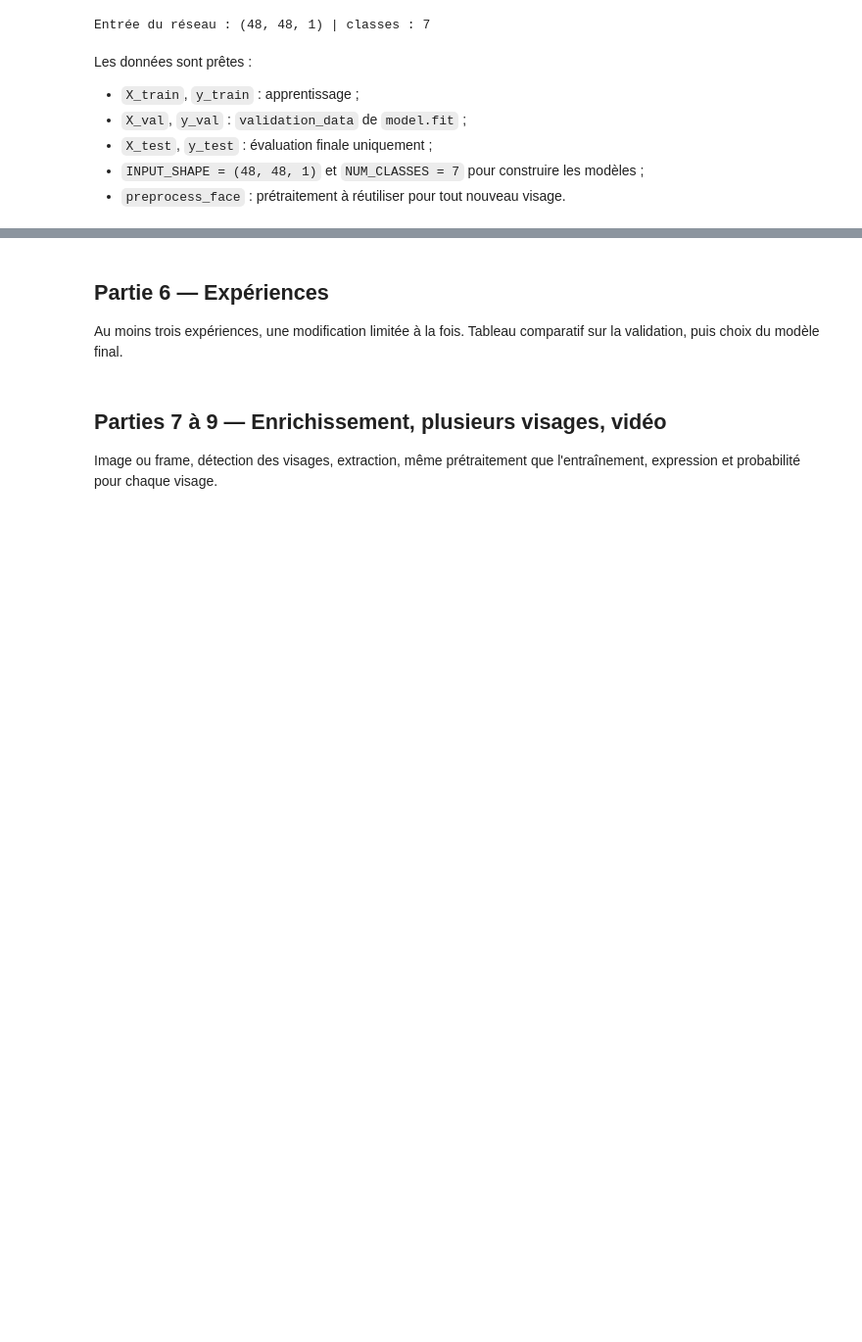
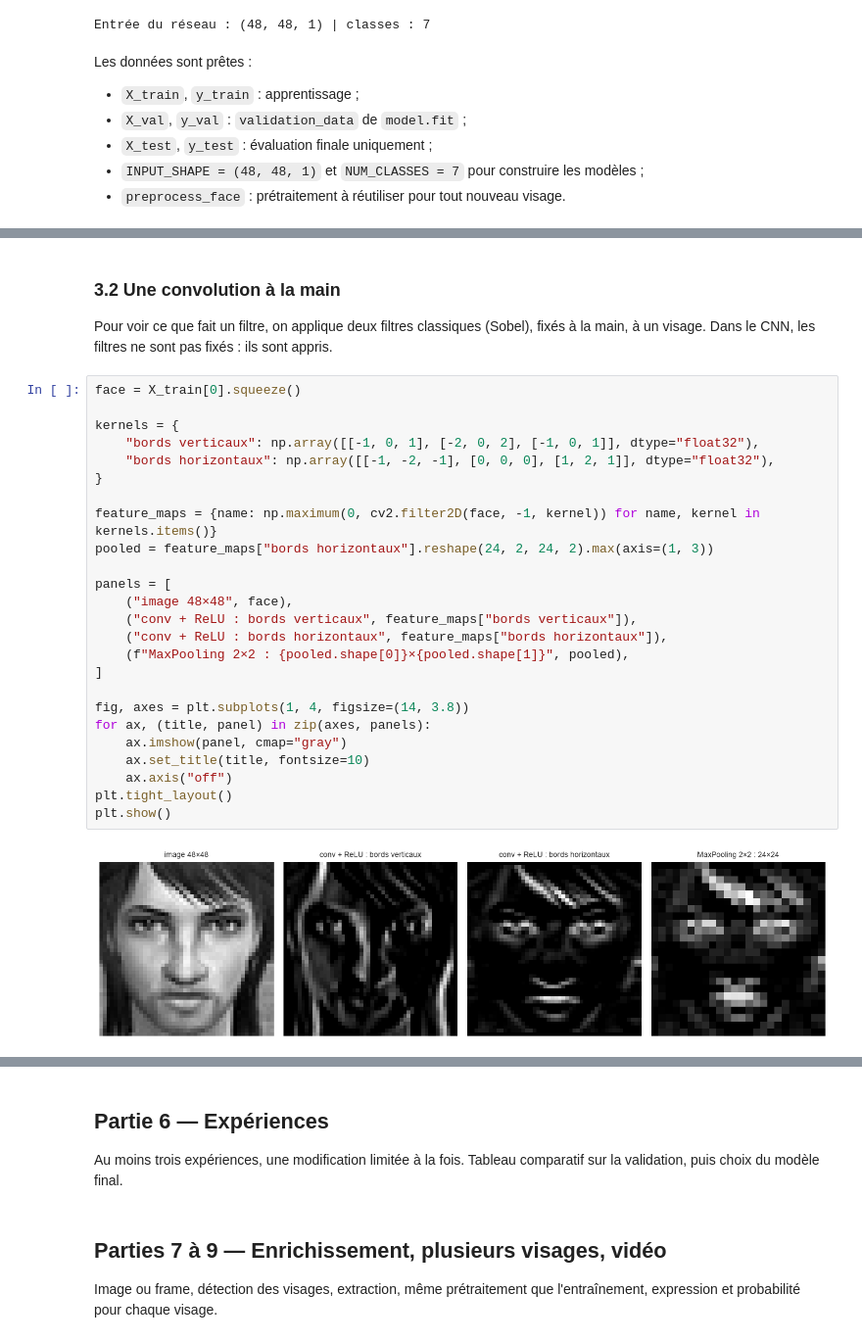
Before and after one commit to Faatima24/projet-dl, a Jupyter notebook: notebooks/expressions_faciales.ipynb, the cells around one changed output, grey strips where cells are left out. Shown at 98% size. Drawn from its saved outputs; the diff is of its cells as text; blank space fills up the shorter version.

```diff
--- a/notebooks/expressions_faciales.ipynb
+++ b/notebooks/expressions_faciales.ipynb
@@ -498,0 +1008,31 @@ Matrice de confusion, métriques par expression, exemples vraie classe / classe
+# %% [markdown]
+### 3.2 Une convolution à la main
+
+Pour voir ce que fait un filtre, on applique deux filtres classiques (Sobel), fixés à la main, à un visage. Dans le CNN, les filtres ne sont pas fixés : ils sont appris.
+# %%
+face = X_train[0].squeeze()
+
+kernels = {
+    "bords verticaux": np.array([[-1, 0, 1], [-2, 0, 2], [-1, 0, 1]], dtype="float32"),
+    "bords horizontaux": np.array([[-1, -2, -1], [0, 0, 0], [1, 2, 1]], dtype="float32"),
+}
+
+feature_maps = {name: np.maximum(0, cv2.filter2D(face, -1, kernel)) for name, kernel in kernels.items()}
+pooled = feature_maps["bords horizontaux"].reshape(24, 2, 24, 2).max(axis=(1, 3))
+
+panels = [
+    ("image 48×48", face),
+    ("conv + ReLU : bords verticaux", feature_maps["bords verticaux"]),
+    ("conv + ReLU : bords horizontaux", feature_maps["bords horizontaux"]),
+    (f"MaxPooling 2×2 : {pooled.shape[0]}×{pooled.shape[1]}", pooled),
+]
+
+fig, axes = plt.subplots(1, 4, figsize=(14, 3.8))
+for ax, (title, panel) in zip(axes, panels):
+    ax.imshow(panel, cmap="gray")
+    ax.set_title(title, fontsize=10)
+    ax.axis("off")
+plt.tight_layout()
+plt.show()
+# %% [output]
+[figure, added]
```
Also changed, not shown: parts of 74 cells of this notebook, 6 other files.
